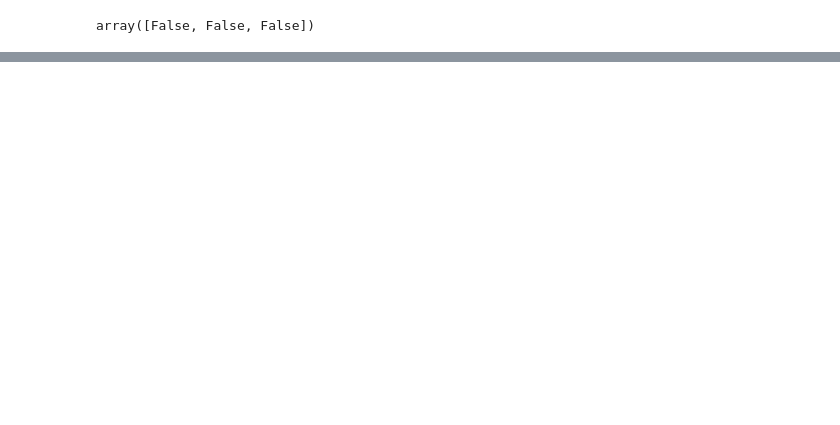
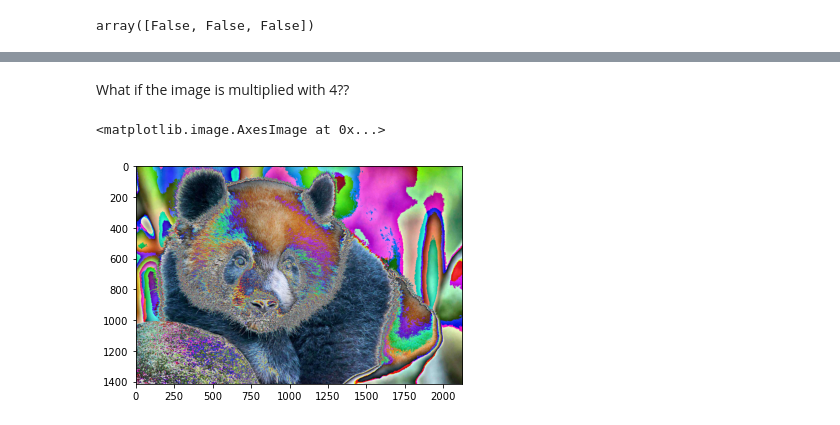
Before and after one commit to citysiva180/machine_learning, a Jupyter notebook: Complete_Machine_Learing_and_DataScience_BootCamp_2023.ipynb, the cells around one changed output, grey strips where cells are left out. Drawn from its saved outputs; the diff is of its cells as text; code cells hidden in the pictures; blank space fills up the shorter version.

```diff
--- a/Complete_Machine_Learing_and_DataScience_BootCamp_2023.ipynb
+++ b/Complete_Machine_Learing_and_DataScience_BootCamp_2023.ipynb
@@ -953,0 +1097,7 @@ array([False, False, False])
+# %% [markdown]
+What if the image is multiplied with 4??
+# %%
+plt.imshow(panda * 4)
+# %% [output]
+<matplotlib.image.AxesImage at 0x...>
+[figure, added]
```
Also changed, not shown: parts of 32 cells of this notebook.
